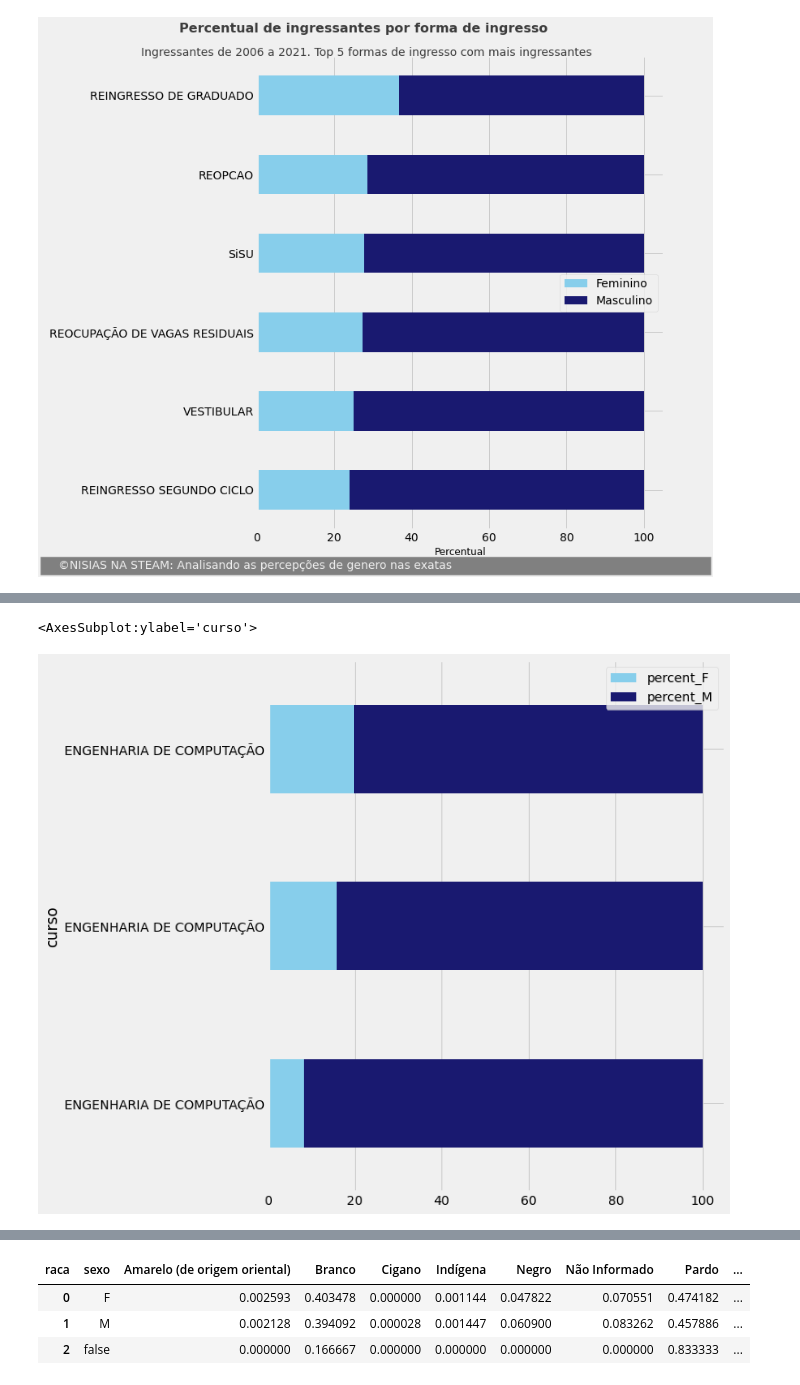
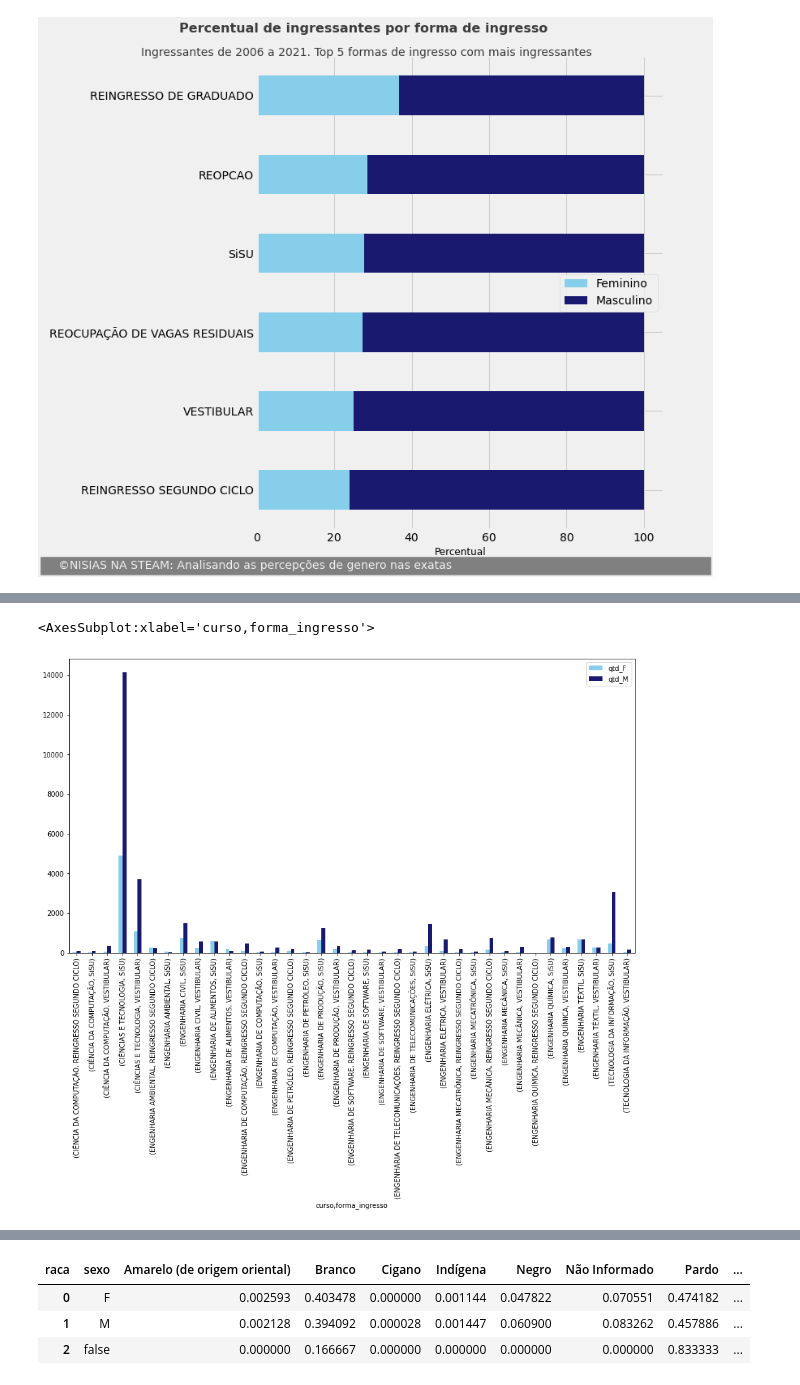
Before and after one commit to marianaccq/analises-discentes-ufrn, a Jupyter notebook: TCC-Mariana.ipynb, the cells around one changed output, grey strips where cells are left out. Cells and saved outputs as stored; diff of their text form; code cells hidden in the pictures.

```diff
--- a/TCC-Mariana.ipynb
+++ b/TCC-Mariana.ipynb
@@ -36,3 +36,5 @@ df_infos_discentes['ano_nascimento'] = df_infos_discentes['ano_nascimento'].repl
 df_infos_discentes['ano_nascimento'] = df_infos_discentes['ano_nascimento'].astype(int)
 # calculando idade
 df_infos_discentes['idade_quando_ingressou'] = df_infos_discentes.apply(lambda row: row.ano_ingresso - row.ano_nascimento, axis=1)
+# %%
+df_infos_discentes['estado_origem'] = df_infos_discentes.estado_origem.fillna('Não Informado')
@@ -208,6 +212,8 @@ df_curso_forma_ingresso_discentes['qtd_F']=df_curso_forma_ingresso_discentes.sex
 df_curso_forma_ingresso_discentes['qtd_M']=df_curso_forma_ingresso_discentes.sexo.apply(lambda row: (row.count('M')))
 # %%
 df_curso_forma_ingresso_discentes.drop(columns=['sexo'], inplace=True)
+# %%
+df_curso_forma_ingresso_discentes['qtd_forma_ingresso'] = df_curso_forma_ingresso_discentes['qtd_F'] + df_curso_forma_ingresso_discentes['qtd_M']
 # %%
 df_curso_forma_ingresso_sisu = df_curso_forma_ingresso_discentes[(df_curso_forma_ingresso_discentes.forma_ingresso=='REINGRESSO SEGUNDO CICLO') |
                                   (df_curso_forma_ingresso_discentes.forma_ingresso=='SiSU') |
@@ -221,0 +221,2 @@ df_curso_forma_ingresso_sisu[df_curso_forma_ingresso_sisu.curso=='ENGENHARIA DE
+# %%
+df_curso_forma_ingresso_sisu = df_curso_forma_ingresso_sisu.groupby(['curso','forma_ingresso']).agg(lambda x: x)
@@ -222,7 +243,6 @@ df_curso_forma_ingresso_sisu[df_curso_forma_ingresso_sisu.curso=='ENGENHARIA DE
 # %%
-df_curso_forma_ingresso_sisu[df_curso_forma_ingresso_sisu.curso=='ENGENHARIA DE COMPUTAÇÃO'][['forma_ingresso', 'percent_F', 'percent_M','curso']].sort_values(
-    by='percent_F').set_index('curso').plot(
-    kind='barh', stacked=True, color=['#87CEEB','#191970'], figsize=(8, 10))
+df_curso_forma_ingresso_sisu[['qtd_F','qtd_M']].plot(
+    kind='bar', stacked=False, color=['#87CEEB','#191970'], figsize=(15, 8))
 # %% [output]
-<AxesSubplot:ylabel='curso'>
+<AxesSubplot:xlabel='curso,forma_ingresso'>
-[figure, old version]
+[figure, new version]
```
Also changed, not shown: parts of 36 cells of this notebook, 13 other files.
